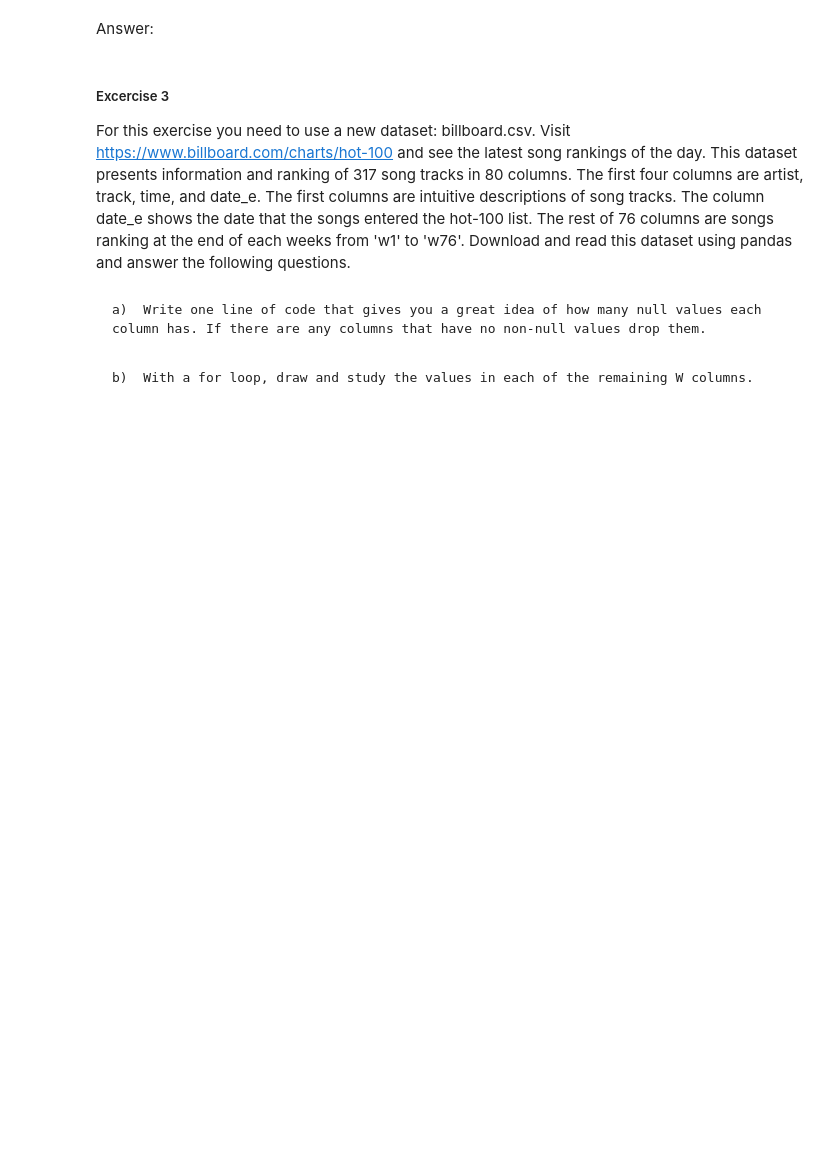
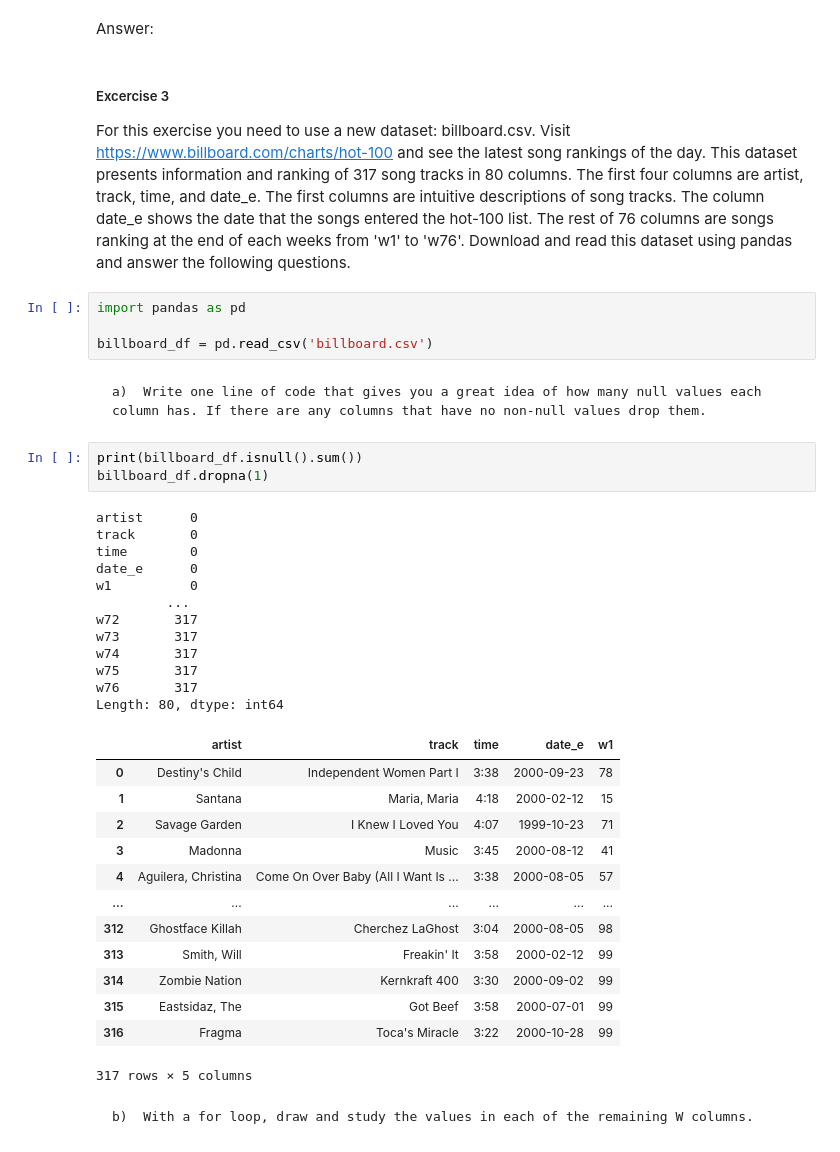
Before and after one commit to ColeDM-2020/Hands-On-Data-INST-447, a Jupyter notebook: Chapter01/Excercises Ch1.ipynb, the cells around one changed output. Cells and saved outputs as stored; diff of their text form; blank space fills up the shorter version.

```diff
--- a/Chapter01/Excercises Ch1.ipynb
+++ b/Chapter01/Excercises Ch1.ipynb
@@ -121,7 +121,40 @@ Answer:
 # %% [markdown]
 ##### Excercise 3
 For this exercise you need to use a new dataset: billboard.csv. Visit https://www.billboard.com/charts/hot-100 and see the latest song rankings of the day. This dataset presents information and ranking of 317 song tracks in 80 columns. The first four columns are artist, track, time, and date_e. The first columns are intuitive descriptions of song tracks. The column date_e shows the date that the songs entered the hot-100 list. The rest of 76 columns are songs ranking at the end of each weeks from 'w1' to 'w76'. Download and read this dataset using pandas and answer the following questions.
+# %%
+import pandas as pd
+
+billboard_df = pd.read_csv('billboard.csv')
 # %% [markdown]
     a)	Write one line of code that gives you a great idea of how many null values each column has. If there are any columns that have no non-null values drop them.
+# %%
+print(billboard_df.isnull().sum())
+billboard_df.dropna(1)
+# %% [output]
+artist      0
+track       0
+time        0
+date_e      0
+w1          0
+         ...
+w72       317
+w73       317
+w74       317
+w75       317
+w76       317
+Length: 80, dtype: int64
+|  | artist | track | time | date_e | w1 |
+| 0 | Destiny's Child | Independent Women Part I | 3:38 | 2000-09-23 | 78 |
+| 1 | Santana | Maria, Maria | 4:18 | 2000-02-12 | 15 |
+| 2 | Savage Garden | I Knew I Loved You | 4:07 | 1999-10-23 | 71 |
+| 3 | Madonna | Music | 3:45 | 2000-08-12 | 41 |
+| 4 | Aguilera, Christina | Come On Over Baby (All I Want Is ... | 3:38 | 2000-08-05 | 57 |
+| ... | ... | ... | ... | ... | ... |
+| 312 | Ghostface Killah | Cherchez LaGhost | 3:04 | 2000-08-05 | 98 |
+| 313 | Smith, Will | Freakin' It | 3:58 | 2000-02-12 | 99 |
+| 314 | Zombie Nation | Kernkraft 400 | 3:30 | 2000-09-02 | 99 |
+| 315 | Eastsidaz, The | Got Beef | 3:58 | 2000-07-01 | 99 |
+| 316 | Fragma | Toca's Miracle | 3:22 | 2000-10-28 | 99 |
+317 rows × 5 columns
 # %% [markdown]
     b)	With a for loop, draw and study the values in each of the remaining W columns.
```
Also changed, not shown: parts of 7 cells of this notebook.
